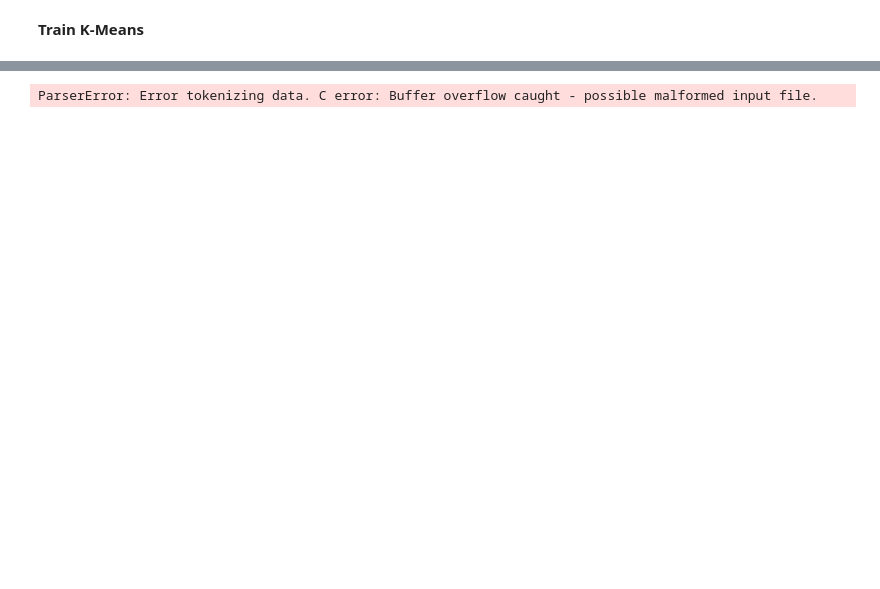
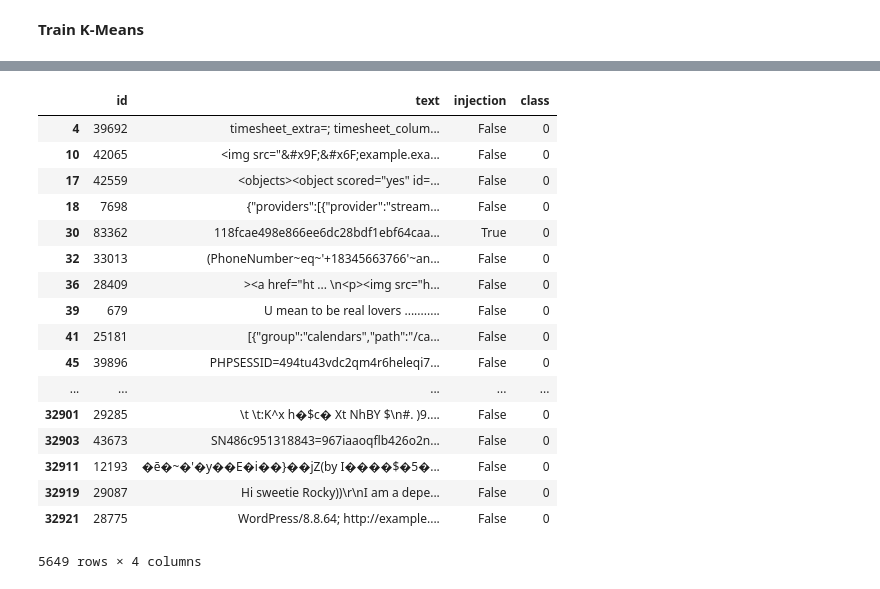
Before and after one commit to meandmymind/requests-clustering-autoencoder, a Jupyter notebook: src/pipeline.ipynb, the cells around one changed output, grey strips where cells are left out. Drawn from its saved outputs; the diff is of its cells as text; code cells hidden in the pictures; blank space fills up the shorter version.

```diff
--- a/src/pipeline.ipynb
+++ b/src/pipeline.ipynb
@@ -450,4 +425,0 @@ train_kmeans_result
-# %%
-wal_tr = pd.read_csv("../data/wallarm.csv")
-# %% [output]
-ParserError: Error tokenizing data. C error: Buffer overflow caught - possible malformed input file.
@@ -453,0 +428,21 @@ ParserError: Error tokenizing data. C error: Buffer overflow caught - possible m
+# %%
+train_kmeans_result[train_kmeans_result['class'] == 0]
+# %% [output]
+|  | id | text | injection | class |
+| 4 | 39692 | timesheet_extra=; timesheet_colum... | False | 0 |
+| 10 | 42065 | <img src="&#x9F;&#x6F;example.exa... | False | 0 |
+| 17 | 42559 | <objects><object scored="yes" id=... | False | 0 |
+| 18 | 7698 | {"providers":[{"provider":"stream... | False | 0 |
+| 30 | 83362 | 118fcae498e866ee6dc28bdf1ebf64caa... | True | 0 |
+| 32 | 33013 | (PhoneNumber~eq~'+18345663766'~an... | False | 0 |
+| 36 | 28409 | ><a href="ht ... \n<p><img src="h... | False | 0 |
+| 39 | 679 | U mean to be real lovers ........... | False | 0 |
+| 41 | 25181 | [{"group":"calendars","path":"/ca... | False | 0 |
+| 45 | 39896 | PHPSESSID=494tu43vdc2qm4r6heleqi7... | False | 0 |
+| ... | ... | ... | ... | ... |
+| 32901 | 29285 | \t \t:K^x h�$c� Xt NhBY $\n#. )9.... | False | 0 |
+| 32903 | 43673 | SN486c951318843=967iaaoqflb426o2n... | False | 0 |
+| 32911 | 12193 | �ē�~�'�y��E�i��}��jZ(by I����$�5�... | False | 0 |
+| 32919 | 29087 | Hi sweetie Rocky))\r\nI am a depe... | False | 0 |
+| 32921 | 28775 | WordPress/8.8.64; http://example.... | False | 0 |
+5649 rows × 4 columns
```
Also changed, not shown: parts of 68 cells of this notebook, 17 other files.
